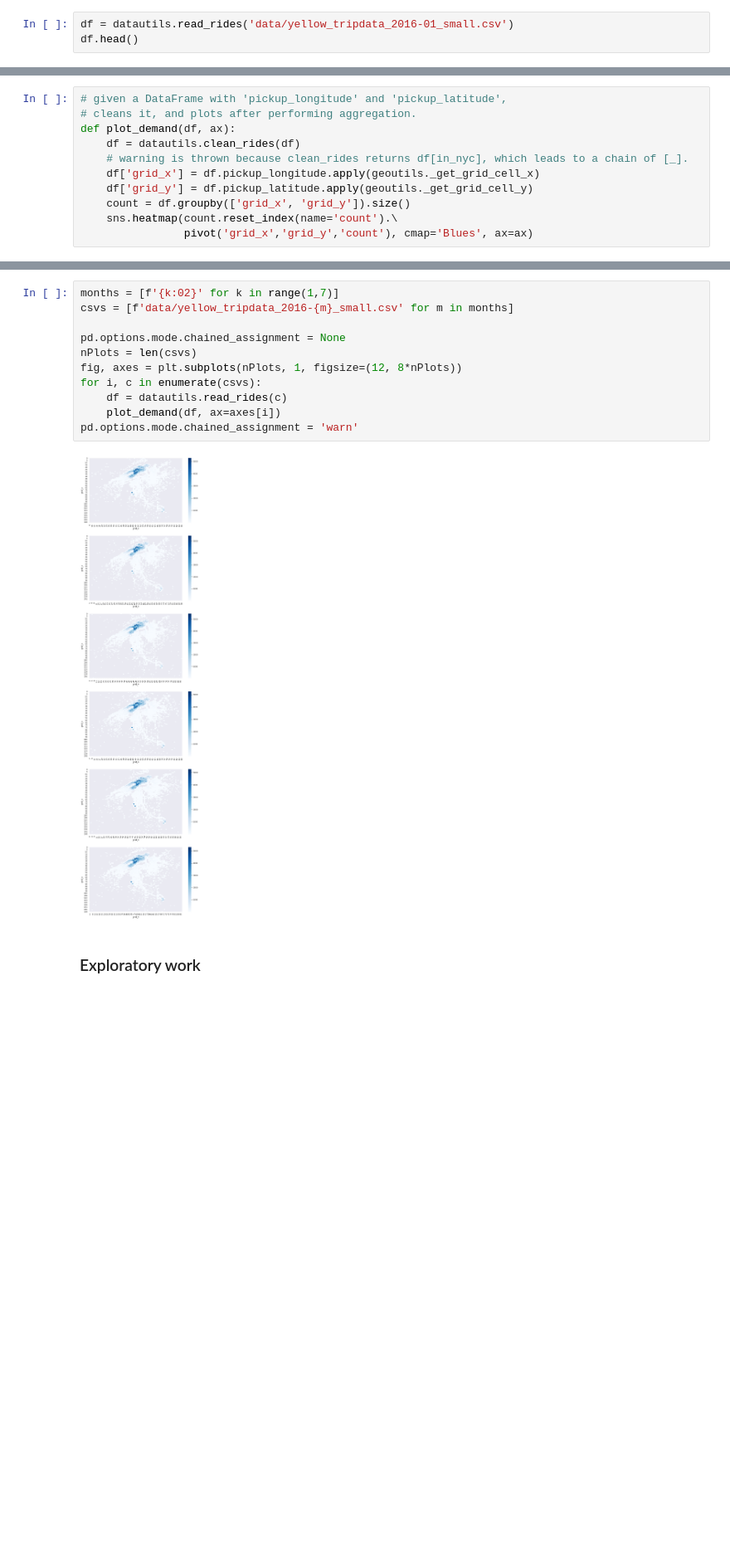
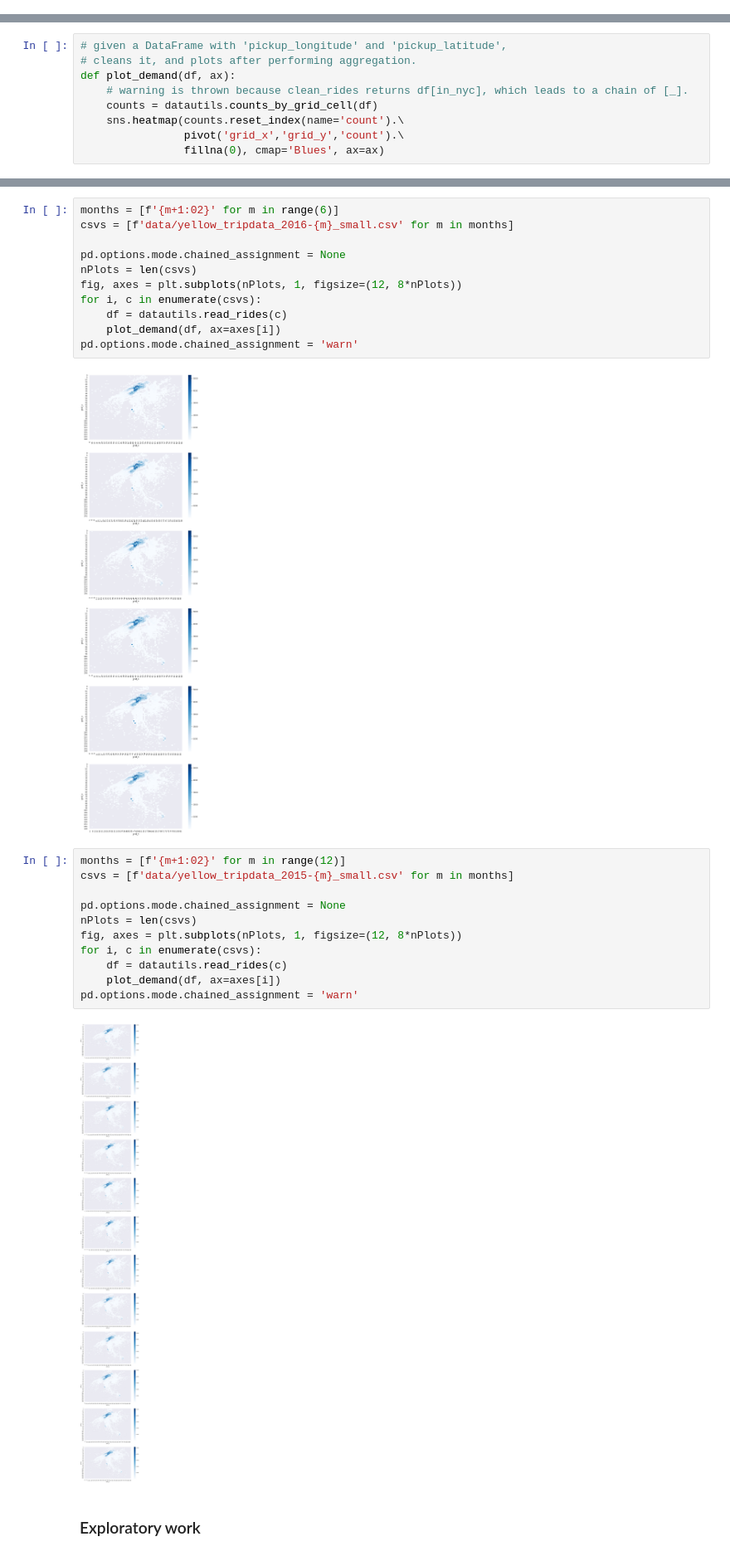
Before and after one commit to atkm/taxi-demand-prediction, a Jupyter notebook: Demand Visualization.ipynb, the cells around one changed output, grey strips where cells are left out. Shown at 83% size. Cells and saved outputs as stored; diff of their text form; blank space fills up the shorter version.

```diff
--- a/Demand Visualization.ipynb
+++ b/Demand Visualization.ipynb
@@ -15,6 +15,3 @@ import seaborn as sns
 sns.set()
 from utils import geoutils
 from utils import datautils
-# %%
-df = datautils.read_rides('data/yellow_tripdata_2016-01_small.csv')
-df.head()
@@ -29,10 +19,8 @@ df.head()
 # given a DataFrame with 'pickup_longitude' and 'pickup_latitude',
 # cleans it, and plots after performing aggregation.
 def plot_demand(df, ax):
-    df = datautils.clean_rides(df)
     # warning is thrown because clean_rides returns df[in_nyc], which leads to a chain of [_].
-    df['grid_x'] = df.pickup_longitude.apply(geoutils._get_grid_cell_x)
-    df['grid_y'] = df.pickup_latitude.apply(geoutils._get_grid_cell_y)
-    count = df.groupby(['grid_x', 'grid_y']).size()
-    sns.heatmap(count.reset_index(name='count').\
-                pivot('grid_x','grid_y','count'), cmap='Blues', ax=ax)
+    counts = datautils.counts_by_grid_cell(df)
+    sns.heatmap(counts.reset_index(name='count').\
+                pivot('grid_x','grid_y','count').\
+                fillna(0), cmap='Blues', ax=ax)
@@ -39,5 +30,5 @@ def plot_demand(df, ax):
 # %%
-months = [f'{k:02}' for k in range(1,7)]
+months = [f'{m+1:02}' for m in range(6)]
 csvs = [f'data/yellow_tripdata_2016-{m}_small.csv' for m in months]
 
 pd.options.mode.chained_assignment = None
@@ -49,6 +40,19 @@ for i, c in enumerate(csvs):
 pd.options.mode.chained_assignment = 'warn'
 # %% [output]
 [figure]
+# %%
+months = [f'{m+1:02}' for m in range(12)]
+csvs = [f'data/yellow_tripdata_2015-{m}_small.csv' for m in months]
+
+pd.options.mode.chained_assignment = None
+nPlots = len(csvs)
+fig, axes = plt.subplots(nPlots, 1, figsize=(12, 8*nPlots))
+for i, c in enumerate(csvs):
+    df = datautils.read_rides(c)
+    plot_demand(df, ax=axes[i])
+pd.options.mode.chained_assignment = 'warn'
+# %% [output]
+[figure, added]
 # %% [markdown]
 ### Exploratory work
 # %%
```
Also changed, not shown: parts of 2 cells of this notebook, 6 other files.
